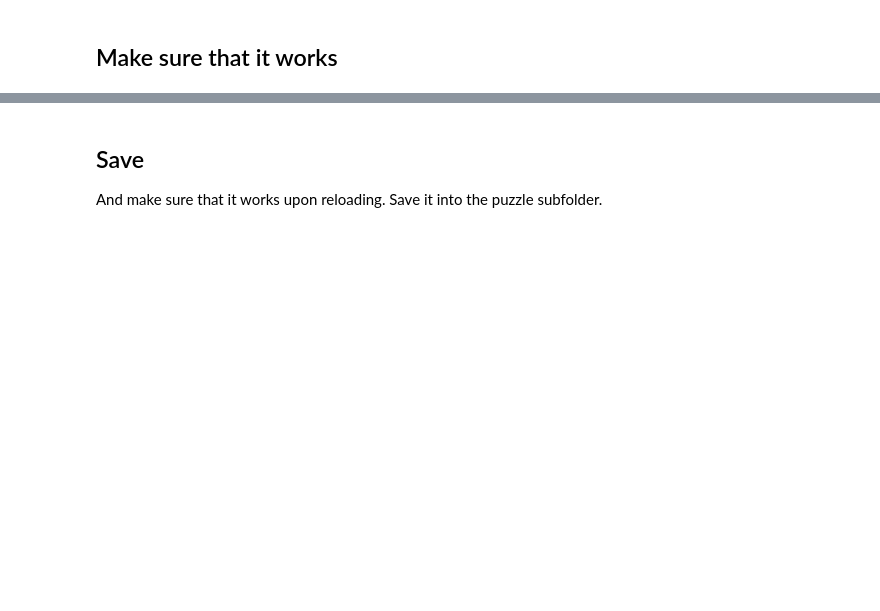
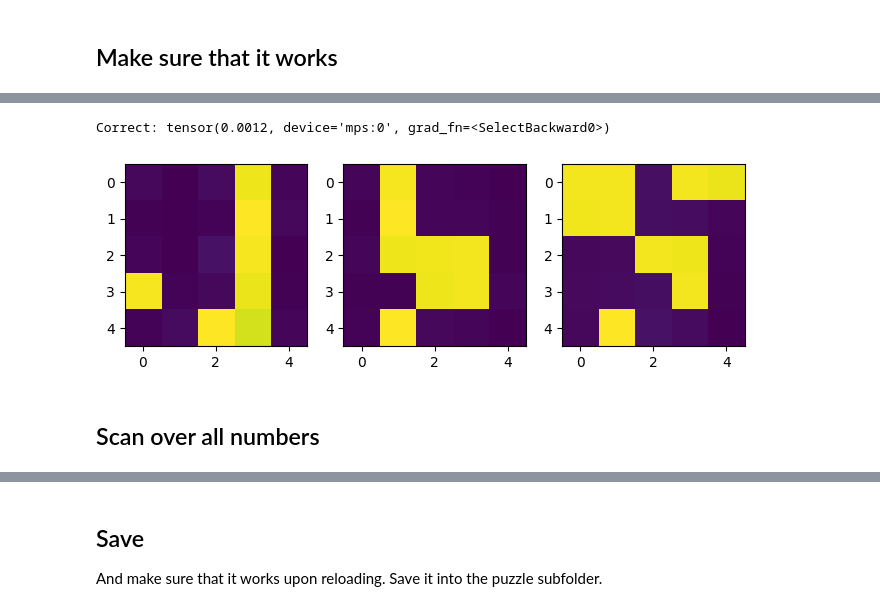
Before and after one commit to mattminder/latent-space-puzzle-making-of, a Jupyter notebook: notebooks/attention_codes.ipynb, the cells around one changed output, grey strips where cells are left out. Drawn from its saved outputs; the diff is of its cells as text; code cells hidden in the pictures; blank space fills up the shorter version.

```diff
--- a/notebooks/attention_codes.ipynb
+++ b/notebooks/attention_codes.ipynb
@@ -8,5 +11,21 @@ Definition of the model (we kind of awkardly take appart the attention layer to
 # %%
 import torch
+
+class PositionalEncoding(torch.nn.Module):
+    max_len = 5
+
+    def __init__(self, d_model: int):
+        super().__init__()
+        pe = (torch.arange(self.max_len).repeat(d_model, 1) - self.max_len // 2).T
+        self.register_buffer('pe', pe)
+
+    def forward(self, x):
+        """
+        Arguments:
+            x: Tensor, shape [seq_len, embedding_dim]
+        """
+        return x + self.pe[:x.size(0)]
+
 
 class AttentionMatrix(torch.nn.Module):
 
@@ -39,9 +58,12 @@ class NeuralNetwork(torch.nn.Module):
 
     number_heads = 3
     number_classes = 2
+    max_sequence_length = 5
 
-    def __init__(self, n_hidden):
+    def __init__(self, n_hidden=5):
         super().__init__()
+
+        self.n_hidden = n_hidden
 
         # tokens 0-9: digits, 10: CLS
         self.embedding = torch.nn.Embedding(11, n_hidden)
@@ -58,13 +80,16 @@ class NeuralNetwork(torch.nn.Module):
         )
         self.projection = torch.nn.Linear(self.number_heads * n_hidden, n_hidden)
 
-        self.output = torch.nn.Linear(n_hidden, self.number_classes)
+        self.output = torch.nn.Linear(n_hidden * self.max_sequence_length, self.number_classes)
 
     def _get_logits_from_attention_matrices(self, embeddings, attention_matrices):
         attention_output = self._get_attention_output(embeddings, attention_matrices)
+        with_skip = (embeddings + attention_output).squeeze(0)
 
-        # keep CLS token only for class predictions
-        class_logits = self.output(attention_output[:, 0, ...])
+        padded = torch.zeros((self.max_sequence_length, self.n_hidden), device=self.output.weight.device)
+        padded[:with_skip.shape[0], :] = with_skip
+
+        class_logits = self.output(padded.flatten())
         return class_logits
 
     def _get_attention_output(self, embedding, attention_matrices):
@@ -81,12 +106,14 @@ class NeuralNetwork(torch.nn.Module):
         ]
 
     def forward(self, tokens):
-        """Returns 1 if correct input was provided, 0 otherwise."""
-        # first token must be CLS
+        """Returns >0.8 if correct input was provided."""
+        # first token is expected to be CLS
         embeddings = self.embedding(tokens)
+        # with_position = self.positional_encoding(embeddings)
+
         attention_matrices = self.get_attention_matrices(embeddings)
         logits = self._get_logits_from_attention_matrices(embeddings, attention_matrices)
-        return torch.softmax(logits, dim=-1)[:, 1]
+        return torch.softmax(logits, dim=-1)[1]
 # %% [markdown]
 The code above is copied into the puzzle/classifier folder.
 # %%
@@ -274,16 +378,21 @@ plt.show()
 # %%
 # Incorrect Example
-codeword = torch.tensor([[10, 2, 0, 1, 2]], device=device)
+codeword = torch.tensor([[10, 0, 1, 2, 3]], device=device)
 
 print("Correct:", nn(codeword))
 
 predicted_attentions = nn.get_attention_matrices(nn.embedding(codeword))
 
 plt.figure(figsize=(8, 3))
 plt.subplot(131)
 plt.imshow(predicted_attentions[0].detach().cpu().numpy()[0])
 plt.subplot(132)
 plt.imshow(predicted_attentions[1].detach().cpu().numpy()[0])
 plt.subplot(133)
 plt.imshow(predicted_attentions[2].detach().cpu().numpy()[0])
 plt.show()
+# %% [output]
+Correct: tensor(0.0012, device='mps:0', grad_fn=<SelectBackward0>)
+[figure, added]
+# %% [markdown]
+## Scan over all numbers
```
Also changed, not shown: parts of 16 cells of this notebook, 6 other files.
